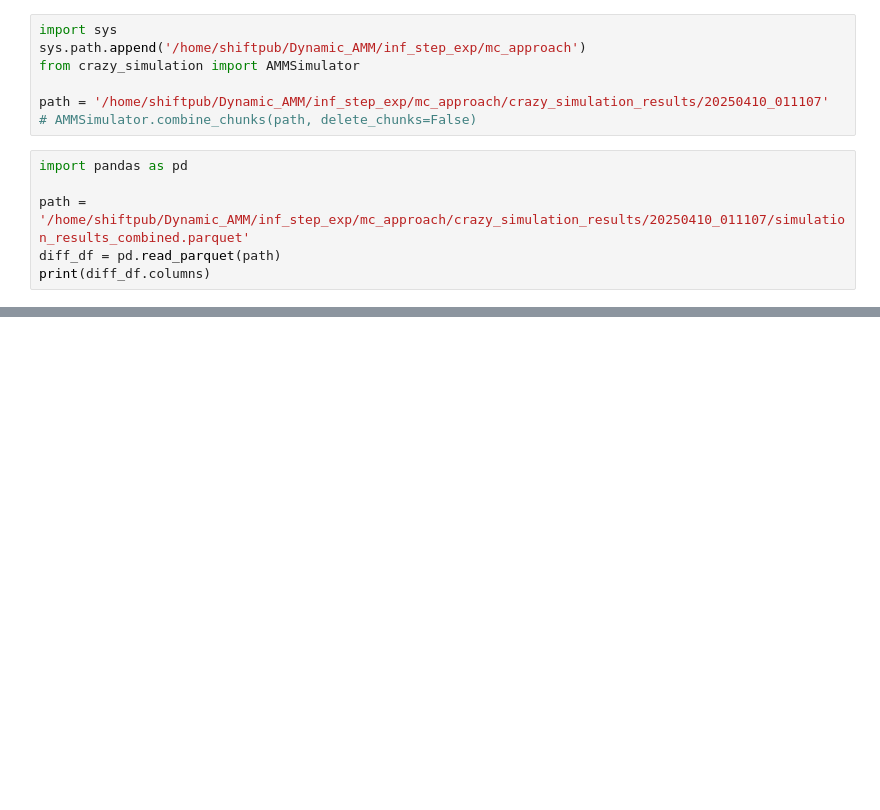
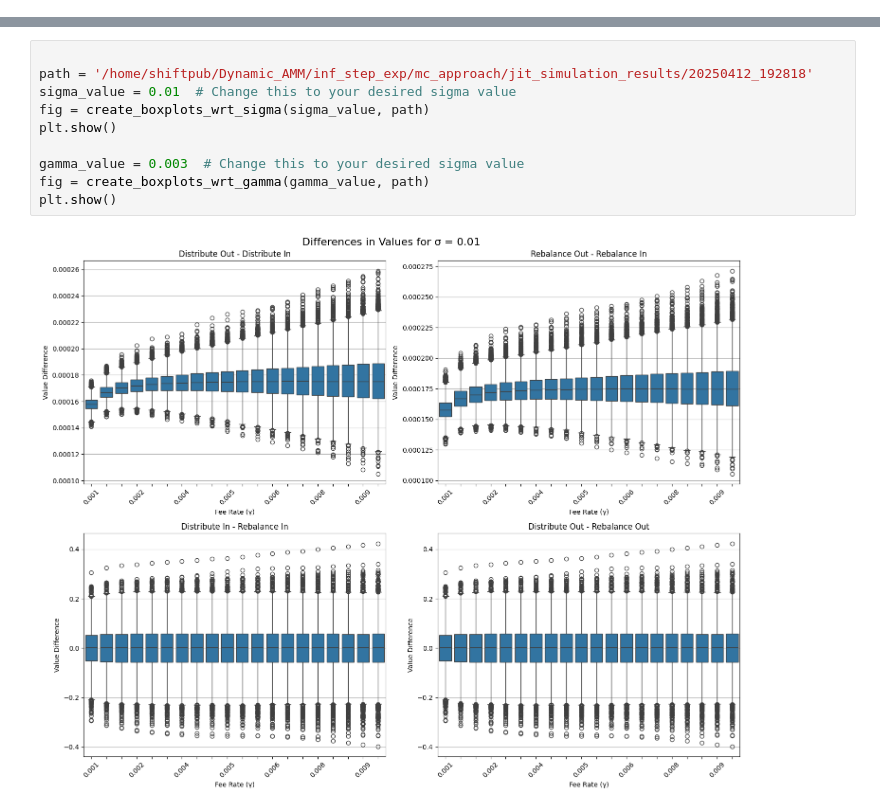
Before and after one commit to WillInvest/Dynamic_AMM, a Jupyter notebook: inf_step_exp/mc_approach/crazy.ipynb, the cells around one changed output, grey strips where cells are left out. Drawn from its saved outputs; the diff is of its cells as text; blank space fills up the shorter version.

```diff
--- a/inf_step_exp/mc_approach/crazy.ipynb
+++ b/inf_step_exp/mc_approach/crazy.ipynb
@@ -1,13 +0,0 @@
-# %%
-import sys
-sys.path.append('/home/shiftpub/Dynamic_AMM/inf_step_exp/mc_approach')
-from crazy_simulation import AMMSimulator
-
-path = '/home/shiftpub/Dynamic_AMM/inf_step_exp/mc_approach/crazy_simulation_results/20250410_011107'
-# AMMSimulator.combine_chunks(path, delete_chunks=False)
-# %%
-import pandas as pd
-
-path = '/home/shiftpub/Dynamic_AMM/inf_step_exp/mc_approach/crazy_simulation_results/20250410_011107/simulation_results_combined.parquet'
-diff_df = pd.read_parquet(path)
-print(diff_df.columns)
@@ -144,0 +213,12 @@ Error:
+# %%
+
+path = '/home/shiftpub/Dynamic_AMM/inf_step_exp/mc_approach/jit_simulation_results/20250412_192818'
+sigma_value = 0.01  # Change this to your desired sigma value
+fig = create_boxplots_wrt_sigma(sigma_value, path)
+plt.show()
+
+gamma_value = 0.003  # Change this to your desired sigma value
+fig = create_boxplots_wrt_gamma(gamma_value, path)
+plt.show()
+# %% [output]
+[figure, added]
```
Also changed, not shown: parts of 8 cells of this notebook, 16 other files.
